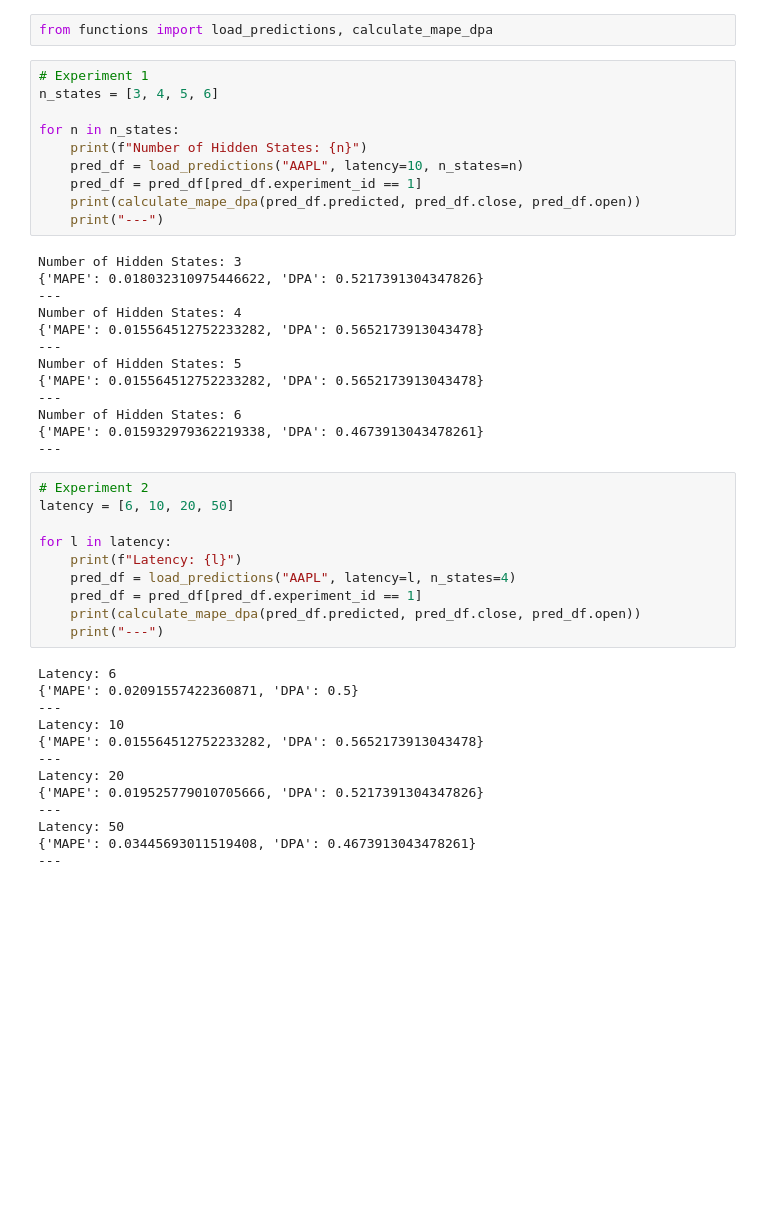
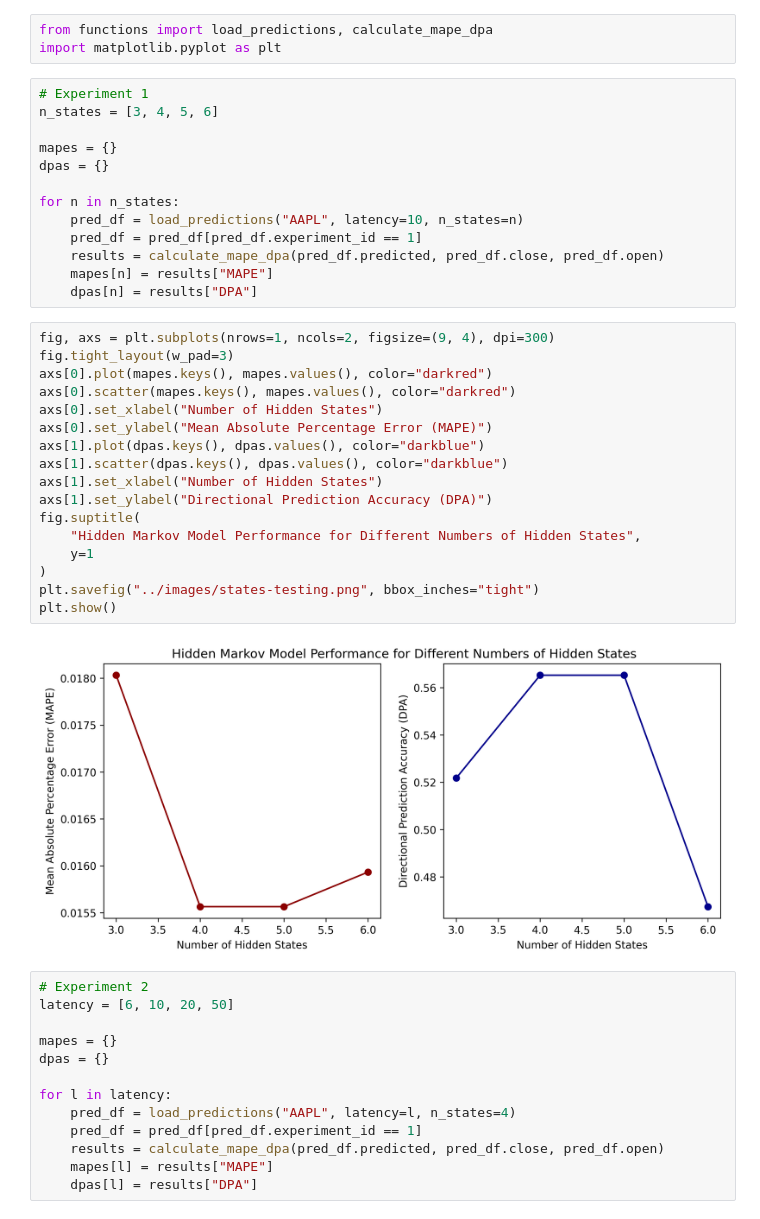
Before and after one commit to duncan-ross/stock-market-hidden-markov-models, a Jupyter notebook: code/additional-experiments.ipynb, the cells around one changed output. Saved outputs shown, nothing was run; the diff lists cells and outputs as text; blank space fills up the shorter version.

Commit message:
add plots

```diff
--- a/code/additional-experiments.ipynb
+++ b/code/additional-experiments.ipynb
@@ -1,48 +1,48 @@
 # %%
 from functions import load_predictions, calculate_mape_dpa
+import matplotlib.pyplot as plt
 # %%
 # Experiment 1
 n_states = [3, 4, 5, 6]
 
+mapes = {}
+dpas = {}
+
 for n in n_states:
-    print(f"Number of Hidden States: {n}")
     pred_df = load_predictions("AAPL", latency=10, n_states=n)
     pred_df = pred_df[pred_df.experiment_id == 1]
-    print(calculate_mape_dpa(pred_df.predicted, pred_df.close, pred_df.open))
-    print("---")
+    results = calculate_mape_dpa(pred_df.predicted, pred_df.close, pred_df.open)
+    mapes[n] = results["MAPE"]
+    dpas[n] = results["DPA"]
-# %% [output]
-Number of Hidden States: 3
-{'MAPE': 0.018032310975446622, 'DPA': 0.5217391304347826}
----
-Number of Hidden States: 4
-{'MAPE': 0.015564512752233282, 'DPA': 0.5652173913043478}
----
-Number of Hidden States: 5
-{'MAPE': 0.015564512752233282, 'DPA': 0.5652173913043478}
----
-Number of Hidden States: 6
-{'MAPE': 0.015932979362219338, 'DPA': 0.4673913043478261}
----
+# %%
+fig, axs = plt.subplots(nrows=1, ncols=2, figsize=(9, 4), dpi=300)
+fig.tight_layout(w_pad=3)
+axs[0].plot(mapes.keys(), mapes.values(), color="darkred")
+axs[0].scatter(mapes.keys(), mapes.values(), color="darkred")
+axs[0].set_xlabel("Number of Hidden States")
+axs[0].set_ylabel("Mean Absolute Percentage Error (MAPE)")
+axs[1].plot(dpas.keys(), dpas.values(), color="darkblue")
+axs[1].scatter(dpas.keys(), dpas.values(), color="darkblue")
+axs[1].set_xlabel("Number of Hidden States")
+axs[1].set_ylabel("Directional Prediction Accuracy (DPA)")
+fig.suptitle(
+    "Hidden Markov Model Performance for Different Numbers of Hidden States",
+    y=1
+)
+plt.savefig("../images/states-testing.png", bbox_inches="tight")
+plt.show()
+# %% [output]
+[figure, added]
 # %%
 # Experiment 2
 latency = [6, 10, 20, 50]
 
+mapes = {}
+dpas = {}
+
 for l in latency:
-    print(f"Latency: {l}")
     pred_df = load_predictions("AAPL", latency=l, n_states=4)
     pred_df = pred_df[pred_df.experiment_id == 1]
-    print(calculate_mape_dpa(pred_df.predicted, pred_df.close, pred_df.open))
-    print("---")
+    results = calculate_mape_dpa(pred_df.predicted, pred_df.close, pred_df.open)
+    mapes[l] = results["MAPE"]
+    dpas[l] = results["DPA"]
-# %% [output]
-Latency: 6
-{'MAPE': 0.02091557422360871, 'DPA': 0.5}
----
-Latency: 10
-{'MAPE': 0.015564512752233282, 'DPA': 0.5652173913043478}
----
-Latency: 20
-{'MAPE': 0.019525779010705666, 'DPA': 0.5217391304347826}
----
-Latency: 50
-{'MAPE': 0.03445693011519408, 'DPA': 0.4673913043478261}
----
```
Also changed, not shown: parts of 1 cell of this notebook.
